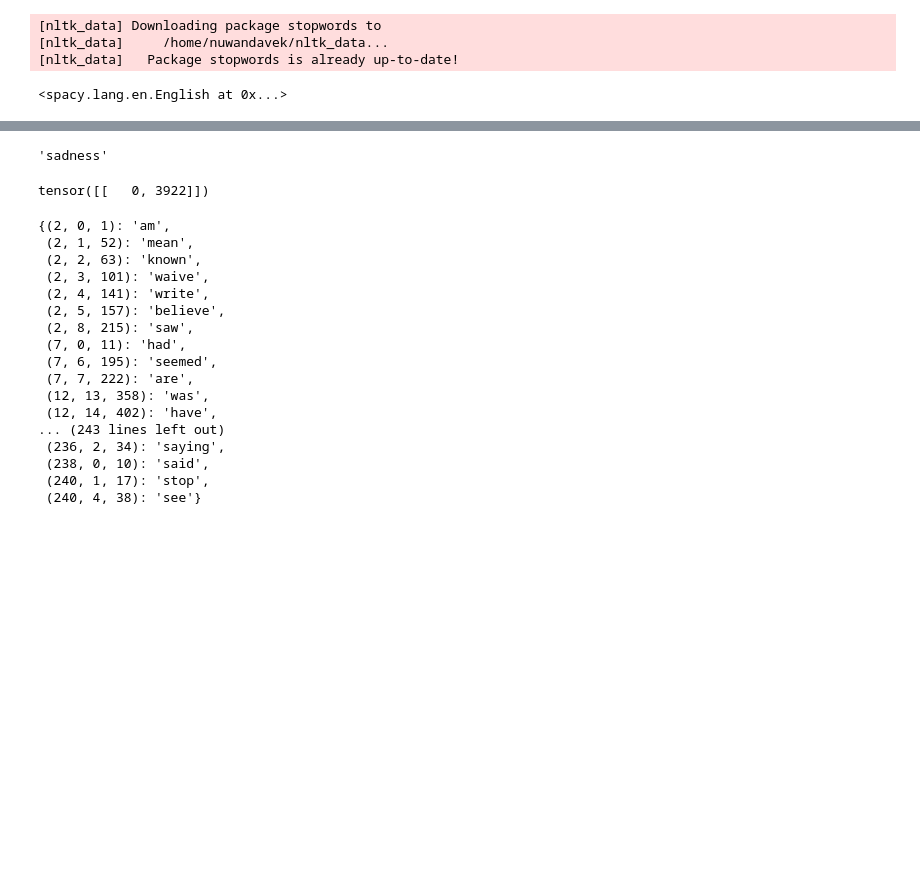
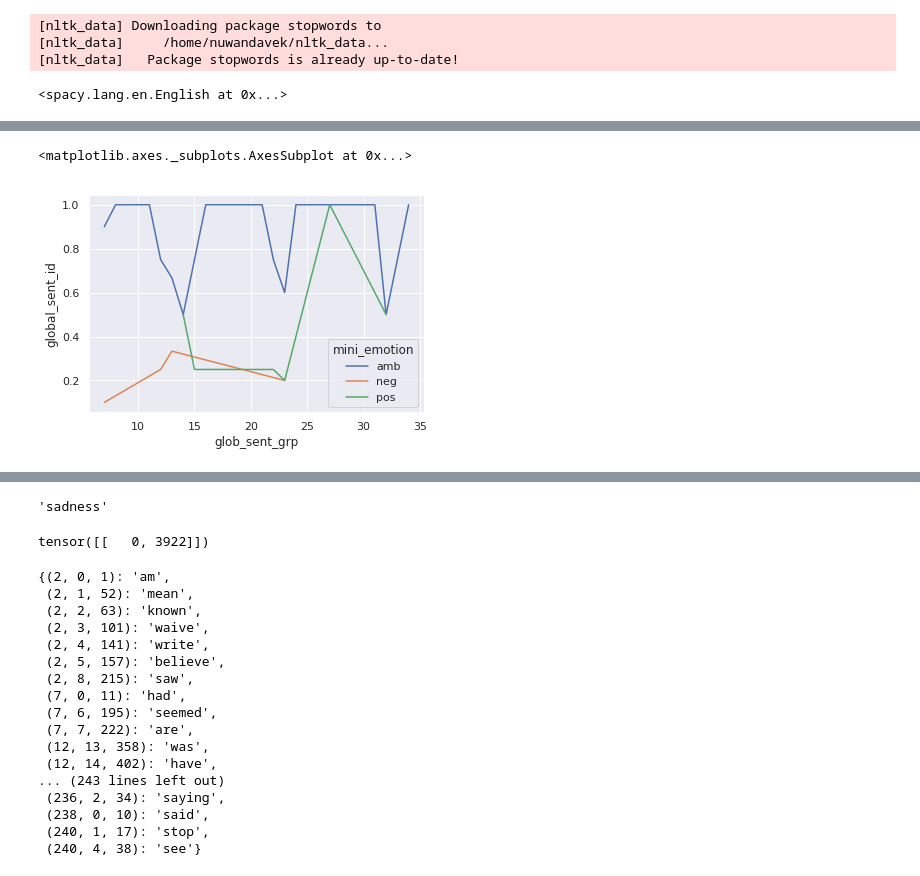
Before and after one commit to Dmacracy/Buskin, a Jupyter notebook: Coref_and_POS.ipynb, the cells around one changed output, grey strips where cells are left out. Saved outputs shown, nothing was run; the diff lists cells and outputs as text; code cells hidden in the pictures; blank space fills up the shorter version.

```diff
--- a/Coref_and_POS.ipynb
+++ b/Coref_and_POS.ipynb
@@ -363,0 +448,4 @@ his (4049, 4) neutral
+# %%
+ged = ed.groupby(['character','glob_sent_grp','mini_emotion']).agg({'global_sent_id':'count'})
+ged = ged/ged.groupby(level=[0,1]).sum()
+ged = ged.reset_index()
@@ -363,0 +463,7 @@ his (4049, 4) neutral
+# %%
+sns.lineplot(x="glob_sent_grp", y="global_sent_id",
+             hue="mini_emotion",
+             data=ged)
+# %% [output]
+<matplotlib.axes._subplots.AxesSubplot at 0x...>
+[figure, added]
```
Also changed, not shown: parts of 16 cells of this notebook.
